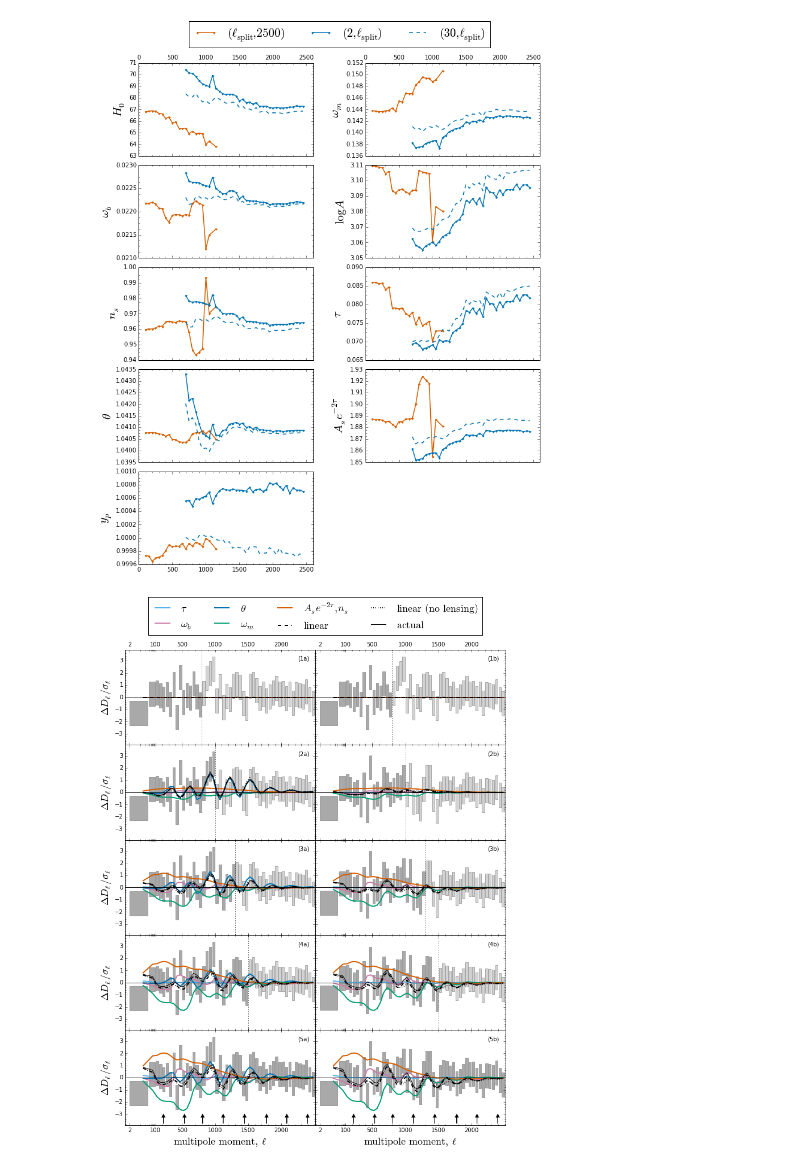
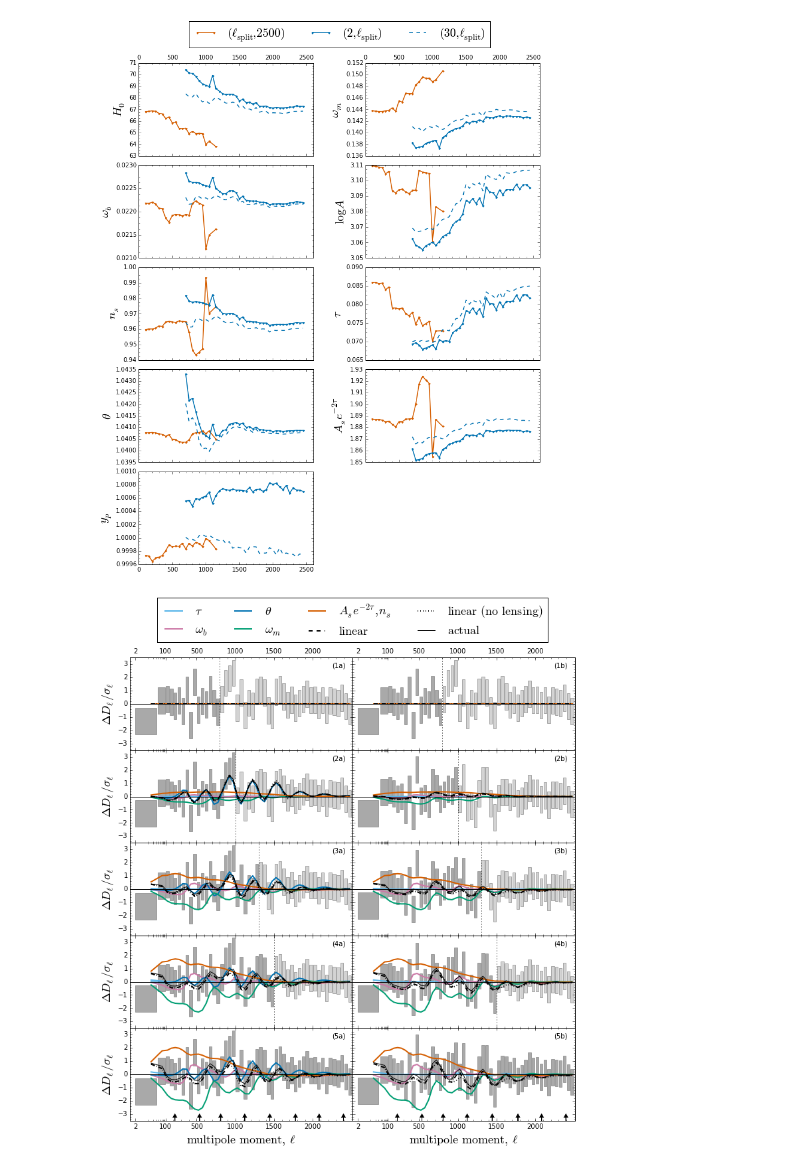
Before and after one commit to marius311/lsplitsims, a Jupyter notebook: lsplit_sims/shared/lsplit_plots.ipynb, the cells around one changed output. Saved outputs shown, nothing was run; the diff lists cells and outputs as text; code cells hidden in the pictures.

```diff
--- a/lsplit_sims/shared/lsplit_plots.ipynb
+++ b/lsplit_sims/shared/lsplit_plots.ipynb
@@ -223,7 +223,7 @@ color_map = [
             ]
 # %%
 fig=figure()
-fig.set_size_inches(2*6,4*6/1.6)
+fig.set_size_inches(2*6,5*6/2.4)
 fig.subplots_adjust(hspace=0,wspace=0)
 
 lims=array([2,30]+range(100,2500,50)+[2500])
@@ -273,33 +273,33 @@ for j in [0,1]:
         plot([lmax]*2,[-200,200],'k:')
 
         plot(lmap([1,2509]),[0]*2,'k',zorder=100)
 
 
         if i==0 and j==0: legend(loc='lower center', bbox_to_anchor=(1, 1.1),ncol=4,prop=dict(size=18))
         ticks=[2,100]+range(500,2500,500)
         ax=gca()
         ax.set_xticks(lmap(ticks))
         ax.set_xticks(lmap(range(10,100,10)+range(100,2500,100)),minor=True);
 
         ax.set_xticklabels(ticks)
         if i==0: ax.tick_params(labelbottom='off',labeltop='on')
         elif i==4: ax.set_xlabel(r'${\rm multipole \, moment,}\,\ell$',size=18)
         else: ax.set_xticklabels([])
 
         if j==0: ax.set_ylabel(r'$\Delta D_\ell/\sigma_\ell$',size=18)
         else: ax.set_yticklabels([])
 
         ax.yaxis.set_minor_locator(AutoMinorLocator(5))
 
-        text(2250,3,'(%i%s)'%(i+1,'ab'[j]))
-        ylim(-3.9,3.9)
+        text(2250,2.7,'(%i%s)'%(i+1,'ab'[j]))
+        ylim(-3.5,3.5)
         xlim(lmap(1),lmap(2509))
 
         if i==4:
             for p in [220,537.5,810.8,1120.9,1444.2,1776,2081,2395]:
                 ax.arrow(p, -3.75, 0, 0.5, head_width=50, head_length=0.25, fc='k', ec='k')
 
 
 savefig('plots/bestfit_shift_components_scaled_twocol.pdf',bbox_inches='tight')
 # %% [output]
-[figure, old version]
+[figure, new version]
```
